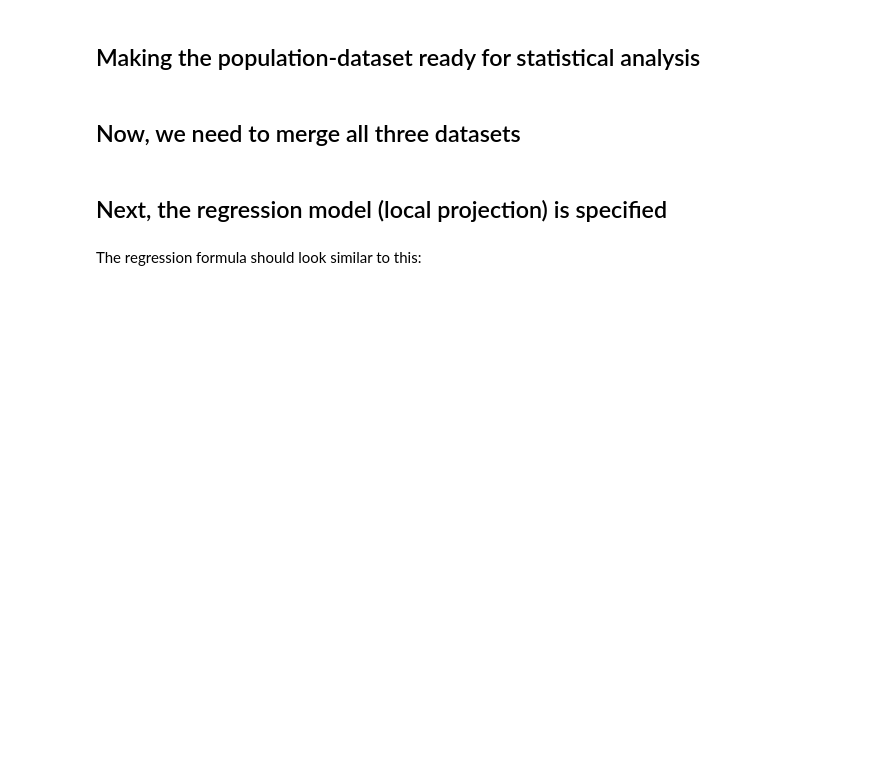
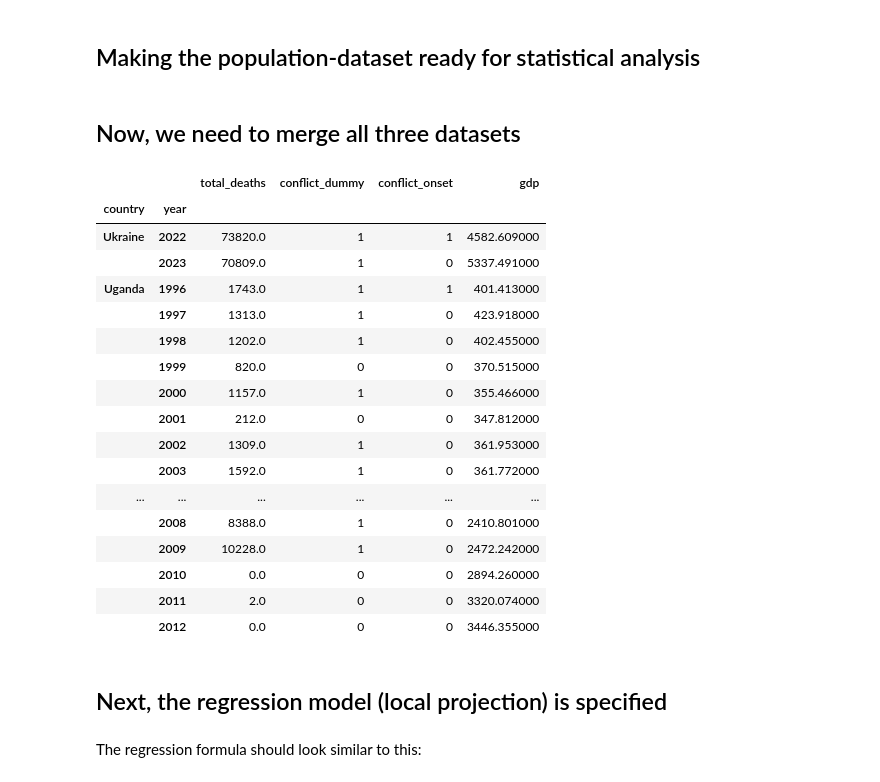
Before and after one commit to niklas0801/Local_Projections, a Jupyter notebook: lp.ipynb, the cells around one changed output. Drawn from its saved outputs; the diff is of its cells as text; code cells hidden in the pictures; blank space fills up the shorter version.

Commit message:
added head of dataset for inspection of third parties

```diff
--- a/lp.ipynb
+++ b/lp.ipynb
@@ -196,6 +197,8 @@ population.sort_values(by=["country", "year"], ascending=False, ignore_index=Tru
 joined_df = pd.merge(conflict, gdp_merged, on=["country", "year"], how="left")
 
 joined_df.dropna(inplace=True, ignore_index=True)
+
+joined_df.sort_values(by=["country", "year"], ascending=True, inplace=True)
 # %%
 def extract_rows_with_following(df, binary_col, entity_col, n_following=10):
     # Create an empty list to store the indices of rows to keep
@@ -230,3 +231,24 @@ joined_df.set_index(["country", "year"], inplace=True)
+# %%
+joined_df.head(40)
+# %% [output]
+|  |  | total_deaths | conflict_dummy | conflict_onset | gdp |
+| country | year |  |  |  |  |
+| Ukraine | 2022 | 73820.0 | 1 | 1 | 4582.609000 |
+|  | 2023 | 70809.0 | 1 | 0 | 5337.491000 |
+| Uganda | 1996 | 1743.0 | 1 | 1 | 401.413000 |
+|  | 1997 | 1313.0 | 1 | 0 | 423.918000 |
+|  | 1998 | 1202.0 | 1 | 0 | 402.455000 |
+|  | 1999 | 820.0 | 0 | 0 | 370.515000 |
+|  | 2000 | 1157.0 | 1 | 0 | 355.466000 |
+|  | 2001 | 212.0 | 0 | 0 | 347.812000 |
+|  | 2002 | 1309.0 | 1 | 0 | 361.953000 |
+|  | 2003 | 1592.0 | 1 | 0 | 361.772000 |
+| ... | ... | ... | ... | ... | ... |
+|  | 2008 | 8388.0 | 1 | 0 | 2410.801000 |
+|  | 2009 | 10228.0 | 1 | 0 | 2472.242000 |
+|  | 2010 | 0.0 | 0 | 0 | 2894.260000 |
+|  | 2011 | 2.0 | 0 | 0 | 3320.074000 |
+|  | 2012 | 0.0 | 0 | 0 | 3446.355000 |
 # %% [markdown]
 ## Next, the regression model (local projection) is specified
 # %% [markdown]
```
Also changed, not shown: parts of 4 cells of this notebook.
